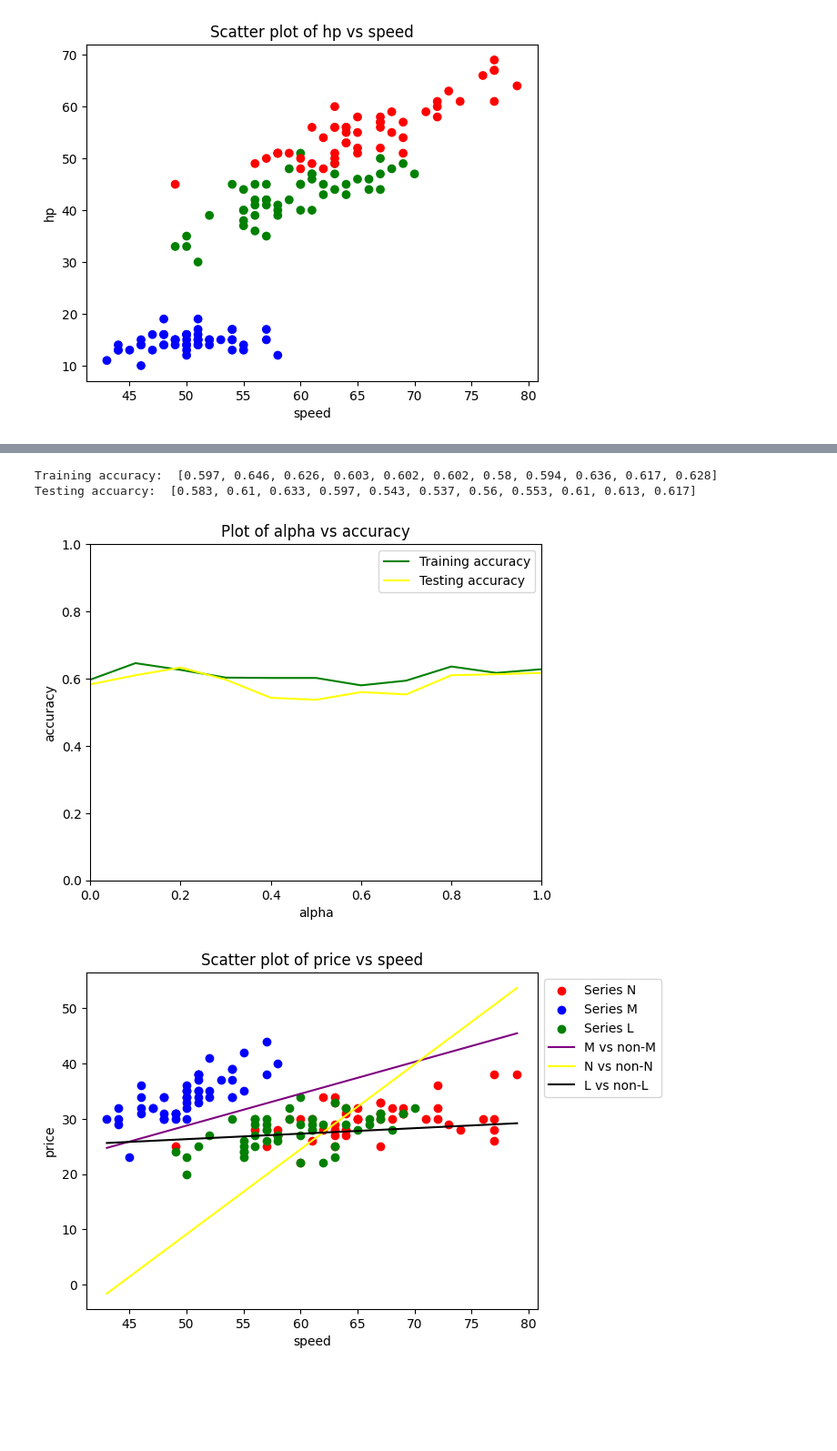
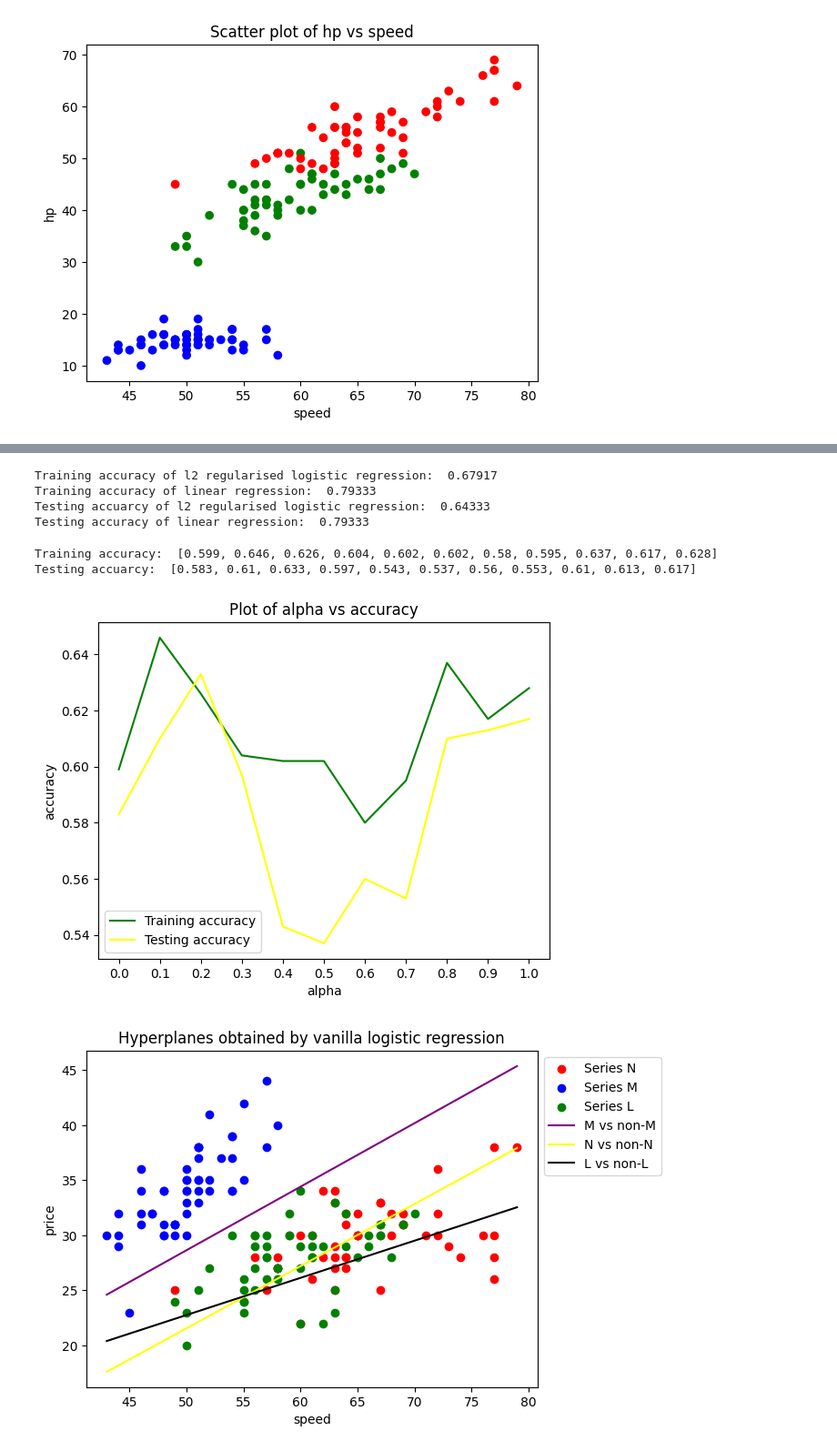
Before and after one commit to Aditya-Y-29/ML-Assignments, a Jupyter notebook: Assignment-2/Task1.ipynb, the cells around one changed output, grey strips where cells are left out. Shown: that part at 91% size. Drawn from its saved outputs; the diff is of its cells as text; code cells hidden in the pictures; blank space fills up the shorter version.

```diff
--- a/Assignment-2/Task1.ipynb
+++ b/Assignment-2/Task1.ipynb
@@ -364,20 +410,20 @@ plt.show()
 # %%
-# Plotting the optimal regularised logistic regressor.
 beta = 0.001
-lamda = 0.1
+lamda = 0.01
+num_iterations = 100000
 X = np.array(df[['speed', 'price']].values.tolist())
 y_m = np.array(df['Model'].replace('Series M', '1').replace('Series N', '0').replace('Series L', '0').values.tolist(), dtype=np.float64)
 y_n = np.array(df['Model'].replace('Series M', '0').replace('Series N', '1').replace('Series L', '0').values.tolist(), dtype=np.float64)
 y_l = np.array(df['Model'].replace('Series M', '0').replace('Series N', '0').replace('Series L', '1').values.tolist(), dtype=np.float64)
 
-weight_vector_m, intercept_m = regularised_logistic_regression_weight_vector_and_intercept(X, y_m, 1000, beta, lamda)
-weight_vector_n, intercept_n = regularised_logistic_regression_weight_vector_and_intercept(X, y_n, 100000, beta, lamda)
-weight_vector_l, intercept_l = regularised_logistic_regression_weight_vector_and_intercept(X, y_l, 100000, beta, lamda)
+weight_vector_m, intercept_m = l2_regularised_logistic_regression_weight_vector_and_intercept(X, y_m, num_iterations, beta, lamda)
+weight_vector_n, intercept_n = l2_regularised_logistic_regression_weight_vector_and_intercept(X, y_n, num_iterations, beta, lamda)
+weight_vector_l, intercept_l = l2_regularised_logistic_regression_weight_vector_and_intercept(X, y_l, num_iterations, beta, lamda)
 # %%
 x_values = dataframe[x_column].values.tolist()
 line_x = np.linspace(min(x_values), max(x_values), 100)
-line_y_m = - (weight_vector_m[0] * line_x + intercept) / weight_vector_m[1]
+line_y_m = - (weight_vector_m[0] * line_x + intercept_m) / weight_vector_m[1]
 line_y_n = - (weight_vector_n[0] * line_x + intercept_n) / weight_vector_n[1]
 line_y_l = - (weight_vector_l[0] * line_x + intercept_l) / weight_vector_l[1]
-plot_regularised_logistic_regression_hyperplanes(df, line_x, line_y_m, line_y_n, line_y_l)
+plot_l2_regularised_logistic_regression_hyperplanes(df, line_x, line_y_m, line_y_n, line_y_l)
 # %% [output]
@@ -389 +504,16 @@ plot_regularised_logistic_regression_decision_boundary()
+# %%
+training_accuracy_logistic = round(np.mean(np.array(training_accuracy_i_logistic)), 5)
+testing_accuracy_logistic = round(np.mean(np.array(testing_accuracy_i_logistic)), 5)
+training_accuracy_linear = round(np.mean(np.array(training_accuracy_i_linear)), 5)
+testing_accuracy_linear = round(np.mean(np.array(testing_accuracy_i_linear)), 5)
+
+print("Training accuracy of l2 regularised logistic regression: ", training_accuracy_logistic)
+print("Training accuracy of linear regression: ", training_accuracy_linear)
+print("Testing accuarcy of l2 regularised logistic regression: ", testing_accuracy_logistic)
+print("Testing accuracy of linear regression: ", testing_accuracy_linear)
+# %% [output]
+Training accuracy of l2 regularised logistic regression:  0.67917
+Training accuracy of linear regression:  0.79333
+Testing accuarcy of l2 regularised logistic regression:  0.64333
+Testing accuracy of linear regression:  0.79333
 # %%
@@ -420,13 +550,14 @@ def plot_l1_and_l2_regularised_logistic_regression_decision_boundary():
     plt.title('Coloring the X-Y Plane based on L1 and L2 regularised decision boundary')
     plt.show()
 # %%
-# Plotting training and testing accuracy for lamda = 0.1 wrt different beta
+lamda = 0.1
+beta = 0.01
+num_iterations = 10000
 alpha_values = np.arange(0, 1.1, 0.1)
 seeds = [0, 100, 200, 300, 400, 500, 600, 700, 800, 900]
+
 training_accuracy = []
 testing_accuracy = []
-lamda = 0.1
-beta = 0.01
 
 for alpha in alpha_values:
     alpha = round(alpha, 3)
@@ -449,18 +580,18 @@ for alpha in alpha_values:
         y_n_test = np.array(test_df['Model'].replace('Series M', '0').replace('Series N', '1').replace('Series L', '0').values.tolist(), dtype=np.float64)
         y_l_test = np.array(test_df['Model'].replace('Series M', '0').replace('Series N', '0').replace('Series L', '1').values.tolist(), dtype=np.float64)
 
-        weight_vector_m, intercept_m = l1_and_l2_regularised_logistic_regression_weight_vector_and_intercept(X_train, y_m_train, 1000, beta, lamda, alpha)
-        weight_vector_n, intercept_n = l1_and_l2_regularised_logistic_regression_weight_vector_and_intercept(X_train, y_n_train, 10000, beta, lamda, alpha)
-        weight_vector_l, intercept_l = l1_and_l2_regularised_logistic_regression_weight_vector_and_intercept(X_train, y_l_train, 10000, beta, lamda, alpha)
+        weight_vector_m, intercept_m = l1_and_l2_regularised_logistic_regression_weight_vector_and_intercept(X_train, y_m_train, num_iterations, beta, lamda, alpha)
+        weight_vector_n, intercept_n = l1_and_l2_regularised_logistic_regression_weight_vector_and_intercept(X_train, y_n_train, num_iterations, beta, lamda, alpha)
+        weight_vector_l, intercept_l = l1_and_l2_regularised_logistic_regression_weight_vector_and_intercept(X_train, y_l_train, num_iterations, beta, lamda, alpha)
 
         training_error = len(X_train)
         for i in range(len(X_train)):
-            if condition_function(X_train[i][0], X_train[i][1]) != y_train[i]:
+            if l2_regularised_condition_function(X_train[i][0], X_train[i][1]) != y_train[i]:
                 training_error -= 1
 
         testing_error = len(X_test)
         for i in range(len(X_test)):
-            if condition_function(X_test[i][0], X_test[i][1]) != y_test[i]:
+            if l2_regularised_condition_function(X_test[i][0], X_test[i][1]) != y_test[i]:
                 testing_error -= 1
 
         training_accuracy_i.append(training_error/len(X_train))
@@ -472,5 +603,5 @@ for alpha in alpha_values:
 print("Training accuracy: ", training_accuracy)
 print("Testing accuarcy: ", testing_accuracy)
 # %% [output]
-Training accuracy:  [0.597, 0.646, 0.626, 0.603, 0.602, 0.602, 0.58, 0.594, 0.636, 0.617, 0.628]
+Training accuracy:  [0.599, 0.646, 0.626, 0.604, 0.602, 0.602, 0.58, 0.595, 0.637, 0.617, 0.628]
 Testing accuarcy:  [0.583, 0.61, 0.633, 0.597, 0.543, 0.537, 0.56, 0.553, 0.61, 0.613, 0.617]
@@ -477,14 +617,6 @@ Testing accuarcy:  [0.583, 0.61, 0.633, 0.597, 0.543, 0.537, 0.56, 0.553, 0.61,
 # %%
-plt.plot(alpha_values, training_accuracy, color = 'green', label = 'Training accuracy')
-plt.plot(alpha_values, testing_accuracy, color = 'yellow', label = 'Testing accuracy')
-
-plt.xlabel('alpha')
-plt.ylabel('accuracy')
-plt.title('Plot of alpha vs accuracy')
-plt.legend()
-plt.xlim(0, 1)
-plt.ylim(0, 1)
-plt.show()
+alpha_values = ['0.0', '0.1', '0.2', '0.3', '0.4', '0.5', '0.6', '0.7', '0.8', '0.9', '1.0']
+plot_training_and_testing_acuracy_with_alpha()
 # %% [output]
-[figure, old version]
+[figure, new version]
 # %%
@@ -518,5 +658,4 @@ def logistic_regression_weight_vector_and_intercept(X, y_, iterations, learning_
 # %%
-# Plotting the hyperplanes obtained from vanilla logistic regression.
 def plot_logistic_regression_hyperplanes(df, line_x, line_y_m, line_y_n, line_y_l):
     dataframe = df
     x_column = 'speed'
@@ -532,25 +671,30 @@ def plot_logistic_regression_hyperplanes(df, line_x, line_y_m, line_y_n, line_y_
     plt.xlabel(x_column)
     plt.ylabel(y_column)
     plt.legend()
-    plt.title(f"Scatter plot of {y_column} vs {x_column}")
+    plt.title("Hyperplanes obtained by vanilla logistic regression")
     plt.legend(loc='upper left', bbox_to_anchor=(1.0, 1.0))
     plt.show()
 # %%
+num_iterations = 100000
+learning_rate = 0.001
 X = np.array(df[['speed', 'price']].values.tolist())
 y_m = np.array(df['Model'].replace('Series M', '1').replace('Series N', '0').replace('Series L', '0').values.tolist(), dtype=np.float64)
 y_n = np.array(df['Model'].replace('Series M', '0').replace('Series N', '1').replace('Series L', '0').values.tolist(), dtype=np.float64)
 y_l = np.array(df['Model'].replace('Series M', '0').replace('Series N', '0').replace('Series L', '1').values.tolist(), dtype=np.float64)
 
-weight_vector_m, intercept_m = logistic_regression_weight_vector_and_intercept(X, y_m, 1000, 0.01)
-weight_vector_n, intercept_n = logistic_regression_weight_vector_and_intercept(X, y_n, 1000000, 0.001)
-weight_vector_l, intercept_l = logistic_regression_weight_vector_and_intercept(X, y_l, 1000000, 0.001)
+weight_vector_m, intercept_m = logistic_regression_weight_vector_and_intercept(X, y_m, num_iterations, learning_rate)
+weight_vector_n, intercept_n = logistic_regression_weight_vector_and_intercept(X, y_n, num_iterations, learning_rate)
+weight_vector_l, intercept_l = logistic_regression_weight_vector_and_intercept(X, y_l, num_iterations, learning_rate)
 # %%
+dataframe = df
+x_column = 'speed'
+y_column = 'price'
 x_values = dataframe[x_column].values.tolist()
 line_x = np.linspace(min(x_values), max(x_values), 100)
-line_y_m = - (weight_vector_m[0] * line_x + intercept) / weight_vector_m[1]
+line_y_m = - (weight_vector_m[0] * line_x + intercept_m) / weight_vector_m[1]
 line_y_n = - (weight_vector_n[0] * line_x + intercept_n) / weight_vector_n[1]
 line_y_l = - (weight_vector_l[0] * line_x + intercept_l) / weight_vector_l[1]
 plot_logistic_regression_hyperplanes(df, line_x, line_y_m, line_y_n, line_y_l)
 # %% [output]
-[figure, old version]
+[figure, new version]
 # %%
```
Also changed, not shown: parts of 56 cells of this notebook.
